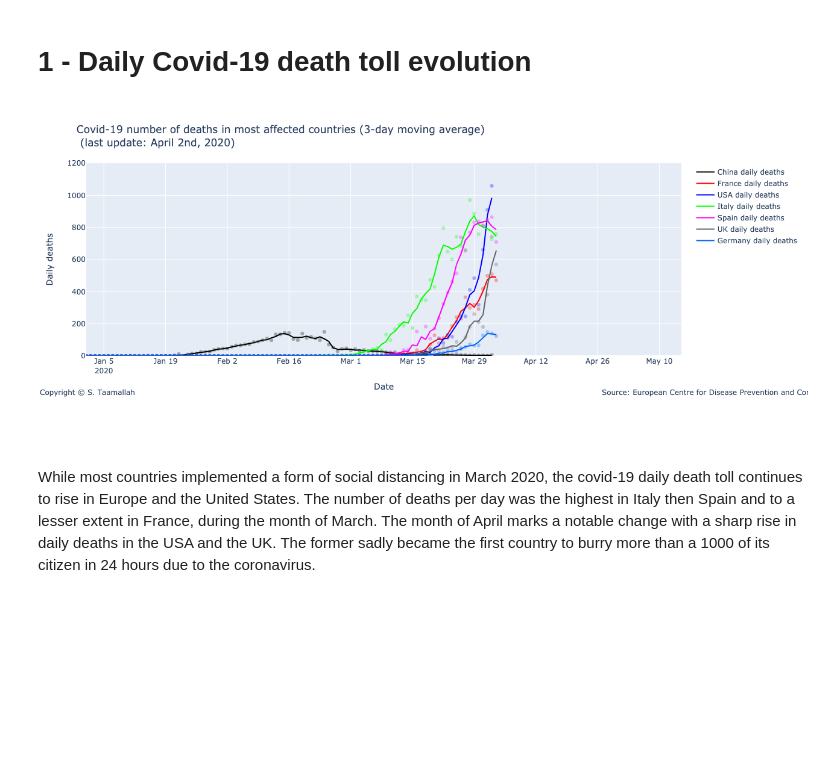
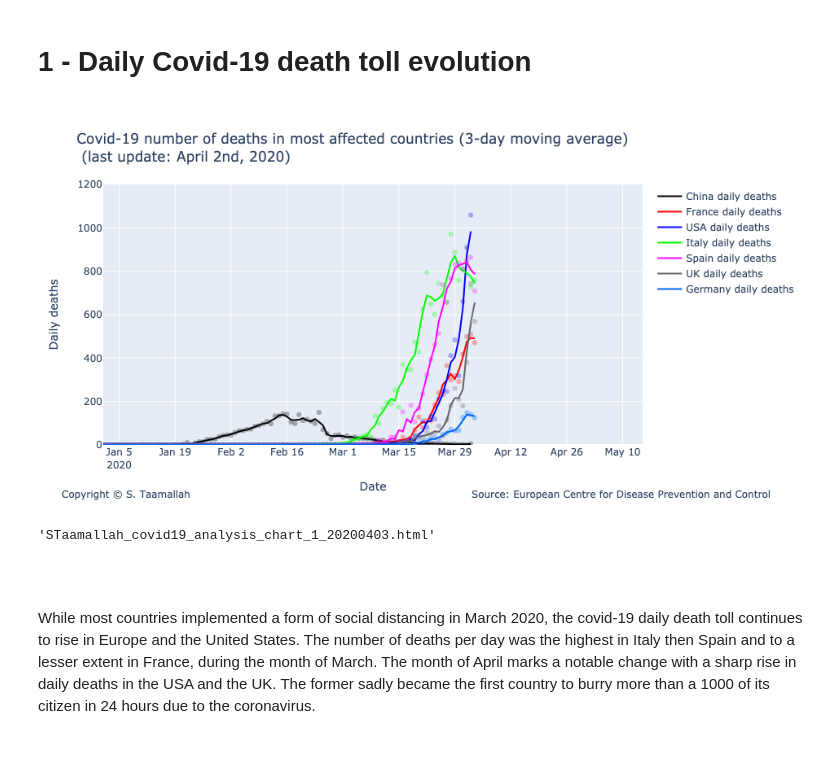
Before and after one commit to sof210/covid19, a Jupyter notebook: covid19_visualize_latest.ipynb, the cells around one changed output. Saved outputs shown, nothing was run; the diff lists cells and outputs as text; code cells hidden in the pictures; blank space fills up the shorter version.

```diff
--- a/covid19_visualize_latest.ipynb
+++ b/covid19_visualize_latest.ipynb
@@ -46,33 +46,22 @@ df.rename(columns={'countriesAndTerritories':'country'}, inplace=True)
 
 
 # extract countries
-df_china = df[df['country'] == 'China']
-df_france = df[df['country'] == 'France']
-df_italy = df[df['country'] == 'Italy']
-df_spain = df[df['country'] == 'Spain']
-df_usa = df[df['countryterritoryCode'] == 'USA']
-df_netherlands = df[df['country'] == 'Netherlands']
-df_germany = df[df['country'] == 'Germany']
-df_tunisia = df[df['country'] == 'Tunisia']
-df_uk = df[df['geoId'] == 'UK']
-df_korea = df[df['country'] == 'South_Korea']
-
-#df_france.head(5)
-
+df_china = df[df['country'] == 'China'].copy()
+df_france = df[df['country'] == 'France'].copy()
+df_italy = df[df['country'] == 'Italy'].copy()
+df_spain = df[df['country'] == 'Spain'].copy()
+df_usa = df[df['countryterritoryCode'] == 'USA'].copy()
+df_netherlands = df[df['country'] == 'Netherlands'].copy()
+df_germany = df[df['country'] == 'Germany'].copy()
+df_tunisia = df[df['country'] == 'Tunisia'].copy()
+df_uk = df[df['geoId'] == 'UK'].copy()
+df_korea = df[df['country'] == 'South_Korea'].copy()
 
 
 
 # clean up data and outliers
-#print(df_china.loc['2020-02-14', 'cases'])
-#print(df_china.loc['2020-02-12', 'cases'])
 df_china.loc['2020-02-13', 'cases'] = np.mean([4156, 2028])
-
-#print(df_china.loc[df_china.index == '2020-02-13', 'deaths'])
-#df_china['deaths'] = np.mean([4156, 2028])
 #print(df_china.loc['2020-02-14', 'deaths'])
 #print(df_china.loc['2020-02-13', 'deaths'])
 df_china.loc['2020-02-13', 'deaths'] = np.mean([13, 254])
 df_china.loc['2020-02-14', 'deaths'] = np.mean([13, 254])
-
-
-;
@@ -617,36 +600,37 @@ fig.add_annotation(
 
 
 
 fig.add_annotation(
             x='2020-05-1',
             y=600,
             text="California lockdown <br> 2020-03-19 ",
             showarrow=False,
             font=dict(
             family="Courier New, monospace",
             size=12,
             color="black",
             ),
         align="center",
         arrowhead=0,
         arrowsize=1,
         arrowwidth=1,
         arrowcolor="#636363",
         ax=200,
         ay=-320,
 )
 
 '''
 
 
 
 
 fig.show()
 
-#from plotly.offline import plot
-#plot(fig, filename="STaamallah_covid19_analysis_chart_2_20200331.html", auto_open = False)
+from plotly.offline import plot
+plot(fig, filename="STaamallah_covid19_analysis_chart_1_20200403.html", auto_open = False)
 # %% [output]
-[figure, old version]
+[figure, new version]
+'STaamallah_covid19_analysis_chart_1_20200403.html'
 # %% [markdown]
 <br/>
 <br/>
```
Also changed, not shown: parts of 5 cells of this notebook.
